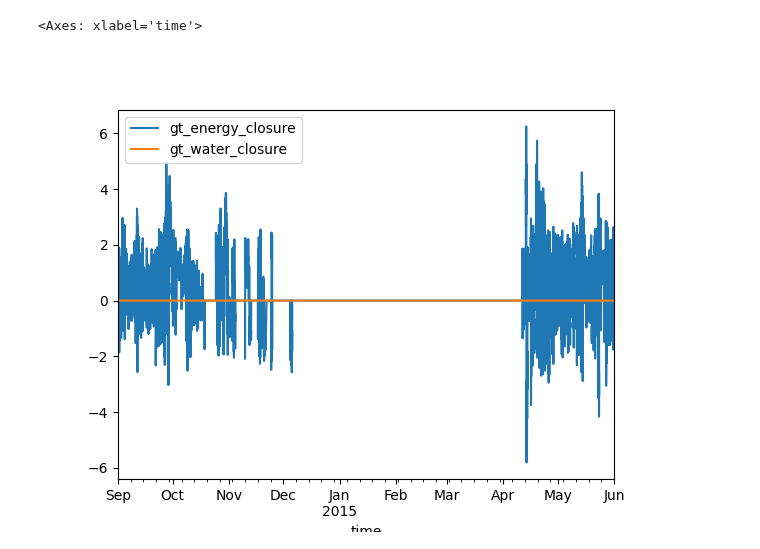
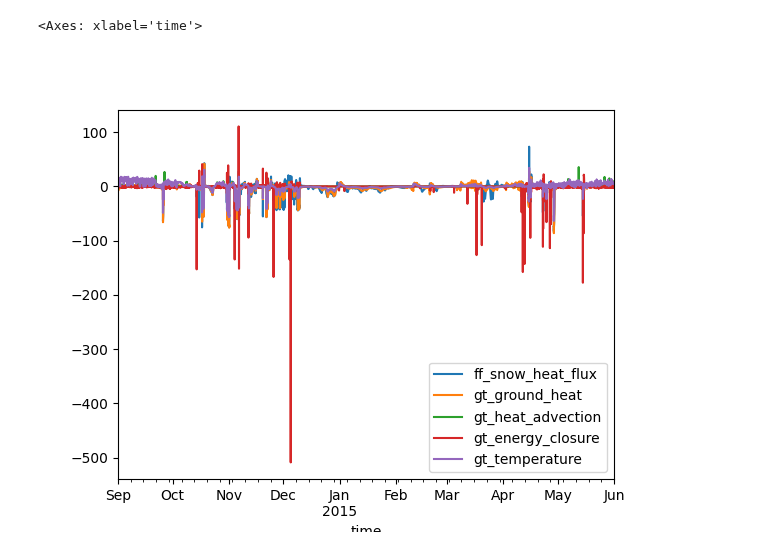
Before and after one commit to LukeEcomod/pyAPES_main, a Jupyter notebook: Examples/Demo_forestfloor.ipynb, the cells around one changed output. Drawn from its saved outputs; the diff is of its cells as text; code cells hidden in the pictures.

```diff
--- a/Examples/Demo_forestfloor.ipynb
+++ b/Examples/Demo_forestfloor.ipynb
@@ -80,8 +80,8 @@ for index, row in forcing.iterrows():
     combined_results = {
         'time': index,  # Use the time index from the forcing DataFrame
         **{f'gt_{key}': value[0] for key, value in gt_results.items()},  # Add gt_results
-        **{f'ff_{key}': value for key, value in ff_states.items()},  # Add gt_results
-
+        **{f'ff_{key}': value for key, value in ff_states.items()},  # Add ff_results
+        **{f'ff_{key}': value for key, value in ff_fluxes.items()},
     }
 
     # Append the combined results to the results DataFrame
@@ -102,6 +107,9 @@ results_df[['ff_surface_temperature',
 # %%
-results_df[['gt_energy_closure',
-             'gt_water_closure']].plot()
+results_df[['ff_snow_heat_flux',
+            'gt_ground_heat',
+            'gt_heat_advection',
+            'gt_energy_closure',
+            'gt_temperature']].plot()
 # %% [output]
 <Axes: xlabel='time'>
-[figure, old version]
+[figure, new version]
```
Also changed, not shown: parts of 2 cells of this notebook, 3 other files.
